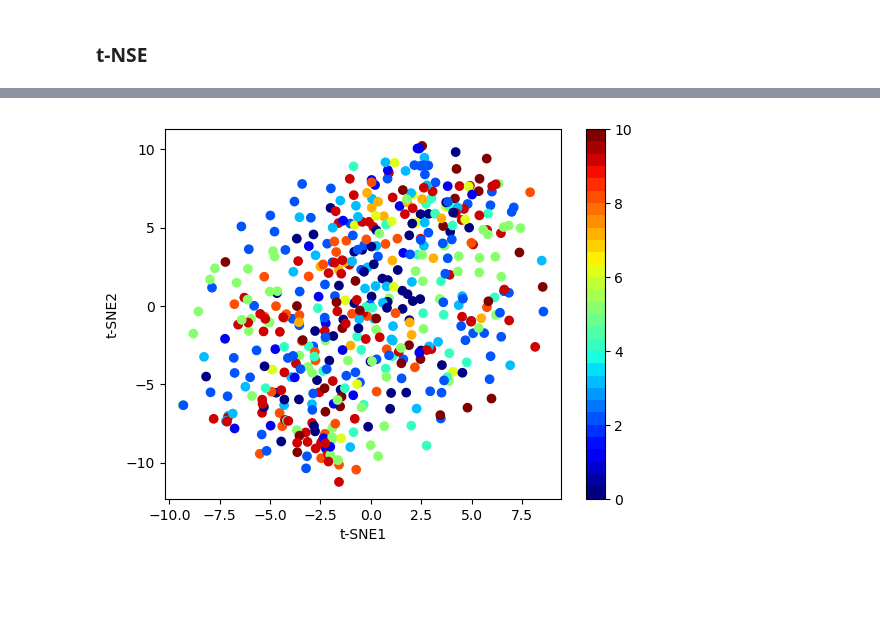
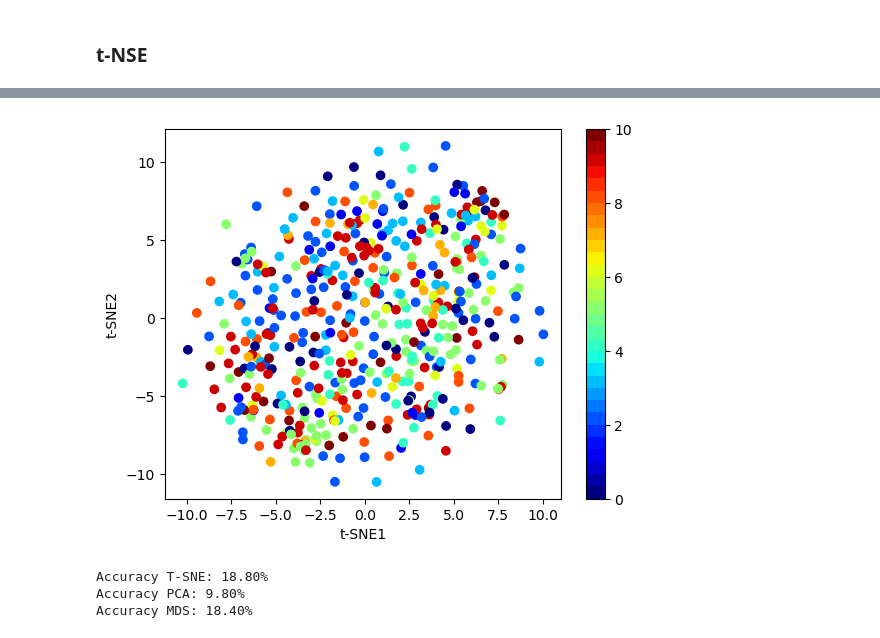
Before and after one commit to williamasesoftware/Computational_linear_algebra, a Jupyter notebook: FOOD_dataset/main_FOOD_dataset.ipynb, the cells around one changed output, grey strips where cells are left out. Saved outputs shown, nothing was run; the diff lists cells and outputs as text; code cells hidden in the pictures; blank space fills up the shorter version.

```diff
--- a/FOOD_dataset/main_FOOD_dataset.ipynb
+++ b/FOOD_dataset/main_FOOD_dataset.ipynb
@@ -371,11 +371,11 @@ import random
 # Selecciona un subconjunto aleatorio de los datos de entrenamiento y labels
 subset_size = 500  # Tamaño del subconjunto
 subset_indices = random.sample(range(len(eval_images_resized)), subset_size)
-eval_data_subset = [eval_images_resized[i] for i in subset_indices]
-eval_labels_subset = [eval_numeric_labels[i] for i in subset_indices]
+eval_data_subset_tsne = [eval_images_resized[i] for i in subset_indices]
+eval_labels_subset_tsne = [eval_numeric_labels[i] for i in subset_indices]
 
 # Asegúrate de que las imágenes estén almacenadas como vectores 1D
-eval_data_subset = np.array(eval_data_subset).reshape(len(eval_data_subset), -1)
+eval_data_subset = np.array(eval_data_subset_tsne).reshape(len(eval_data_subset_tsne), -1)
 
 scaler = StandardScaler()
 
@@ -390,15 +390,40 @@ data_tsne_eval = tsne.fit_transform(eval_data_tsne)
 # %%
 import matplotlib.pyplot as plt
 
 # Graficar las dos primeras componentes principales
 
 cmap = plt.get_cmap('jet', 30)
 cmap.set_under('gray')
 
-plt.scatter(data_tsne_eval[:, 0], data_tsne_eval[:, 1], c=eval_labels_subset,cmap=cmap)
+plt.scatter(data_tsne_eval[:, 0], data_tsne_eval[:, 1], c=eval_labels_subset_tsne,cmap=cmap)
 plt.xlabel('t-SNE1')
 plt.ylabel('t-SNE2')
 plt.colorbar()
 plt.show()
 # %% [output]
-[figure, old version]
+[figure, new version]
+# %%
+# Train a logistic regression classifier on the training data
+clf_original = LogisticRegression()
+clf_original.fit(train_data_subset, train_labels_subset_pca)
+
+# Train a logistic regression classifier on the training data for each projection
+clf_tsne = LogisticRegression()
+clf_tsne.fit(data_tsne_train, train_labels_subset_tsne)
+clf_pca = LogisticRegression()
+clf_pca.fit(train_transformed_data, train_labels_subset_pca)
+clf_mds = LogisticRegression()
+clf_mds.fit(data_mds_train, train_labels_subset_mds)
+
+# Evaluate the classifiers on the testing data for each projection
+accuracy_tsne = clf_tsne.score(data_tsne_eval, eval_labels_subset_tsne)
+accuracy_pca = clf_pca.score(eval_transformed_data, eval_labels_subset_pca)
+accuracy_mds = clf_mds.score(data_mds_eval, eval_labels_subset_mds)
+
+print('Accuracy T-SNE: {:.2f}%'.format(accuracy_tsne*100))
+print('Accuracy PCA: {:.2f}%'.format(accuracy_pca*100))
+print('Accuracy MDS: {:.2f}%'.format(accuracy_mds*100))
+# %% [output]
+Accuracy T-SNE: 18.80%
+Accuracy PCA: 9.80%
+Accuracy MDS: 18.40%
```
Also changed, not shown: parts of 13 cells of this notebook.
